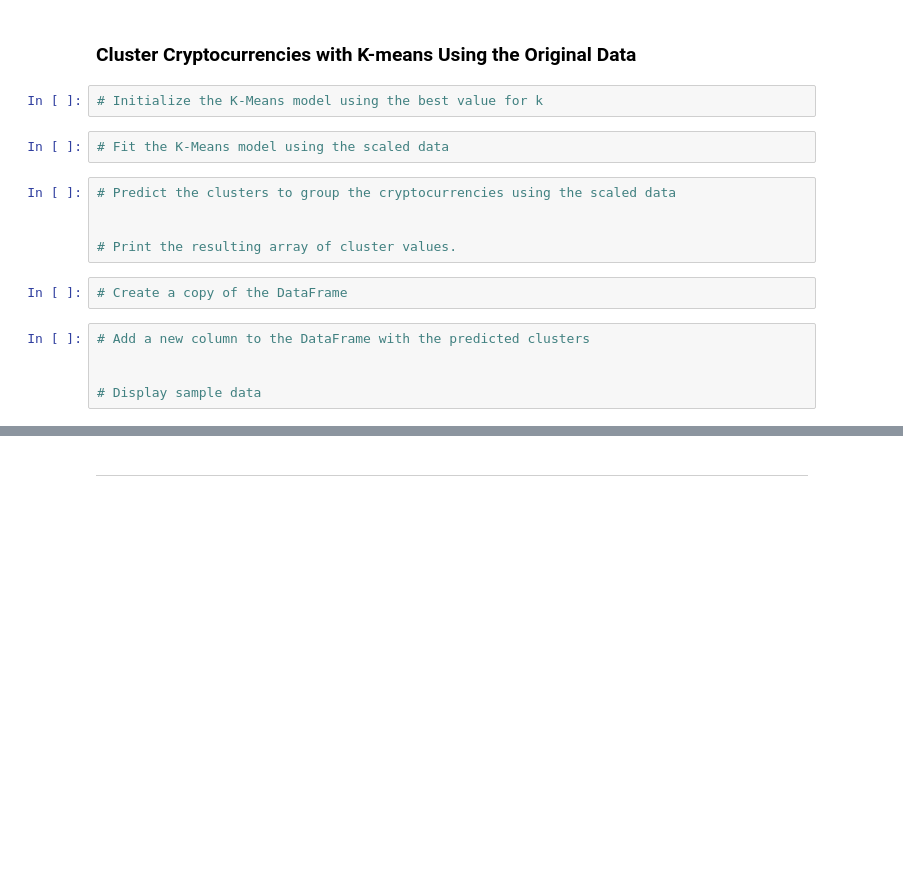
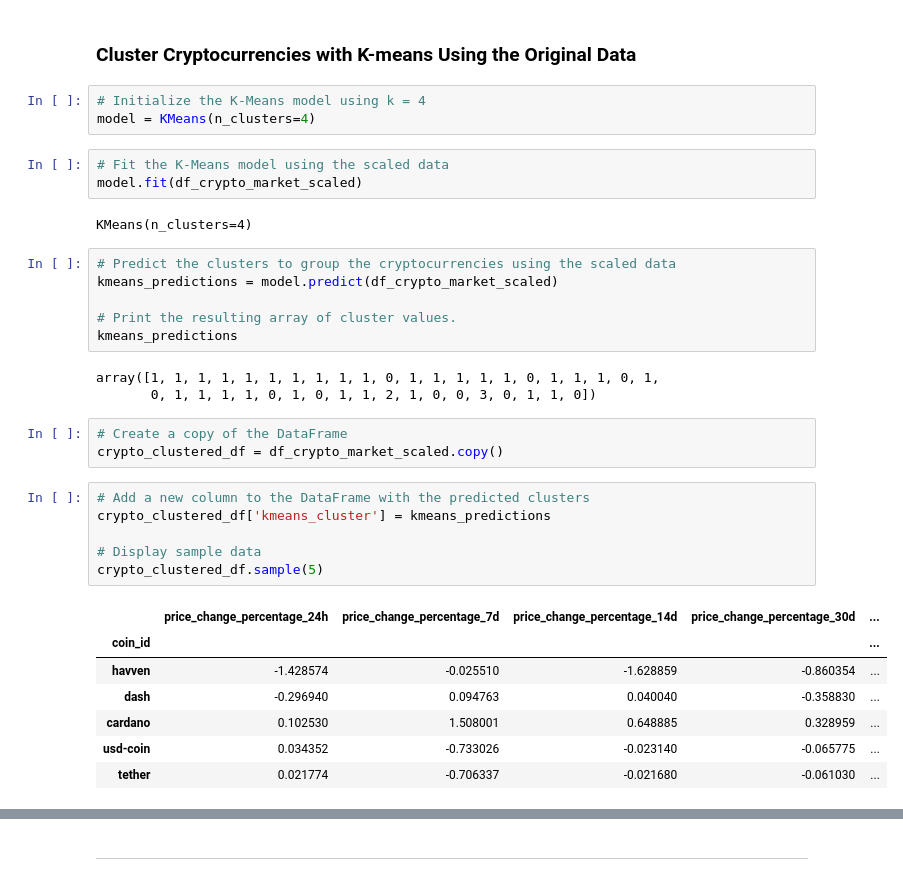
Before and after one commit to StarkArk/UnsupervisedML_CryptoClustering, a Jupyter notebook: clustering_code.ipynb, the cells around one changed output, grey strips where cells are left out. Saved outputs shown, nothing was run; the diff lists cells and outputs as text; blank space fills up the shorter version.

```diff
--- a/clustering_code.ipynb
+++ b/clustering_code.ipynb
@@ -186,21 +196,39 @@ elbow_df.hvplot.line(
 # %% [markdown]
 ### Cluster Cryptocurrencies with K-means Using the Original Data
 # %%
-# Initialize the K-Means model using the best value for k
+# Initialize the K-Means model using k = 4
+model = KMeans(n_clusters=4)
 # %%
 # Fit the K-Means model using the scaled data
+model.fit(df_crypto_market_scaled)
+# %% [output]
+KMeans(n_clusters=4)
 # %%
 # Predict the clusters to group the cryptocurrencies using the scaled data
-
+kmeans_predictions = model.predict(df_crypto_market_scaled)
 
 # Print the resulting array of cluster values.
+kmeans_predictions
+# %% [output]
+array([1, 1, 1, 1, 1, 1, 1, 1, 1, 1, 0, 1, 1, 1, 1, 1, 0, 1, 1, 1, 0, 1,
+       0, 1, 1, 1, 1, 0, 1, 0, 1, 1, 2, 1, 0, 0, 3, 0, 1, 1, 0])
 # %%
 # Create a copy of the DataFrame
+crypto_clustered_df = df_crypto_market_scaled.copy()
 # %%
 # Add a new column to the DataFrame with the predicted clusters
-
+crypto_clustered_df['kmeans_cluster'] = kmeans_predictions
 
 # Display sample data
+crypto_clustered_df.sample(5)
+# %% [output]
+|  | price_change_percentage_24h | price_change_percentage_7d | price_change_percentage_14d | price_change_percentage_30d | ... |
+| coin_id |  |  |  |  | ... |
+| havven | -1.428574 | -0.025510 | -1.628859 | -0.860354 | ... |
+| dash | -0.296940 | 0.094763 | 0.040040 | -0.358830 | ... |
+| cardano | 0.102530 | 1.508001 | 0.648885 | 0.328959 | ... |
+| usd-coin | 0.034352 | -0.733026 | -0.023140 | -0.065775 | ... |
+| tether | 0.021774 | -0.706337 | -0.021680 | -0.061030 | ... |
 # %%
 # Create a scatter plot using hvPlot by setting
 # `x="price_change_percentage_24h"` and `y="price_change_percentage_7d"`.
```
Also changed, not shown: parts of 19 cells of this notebook.
